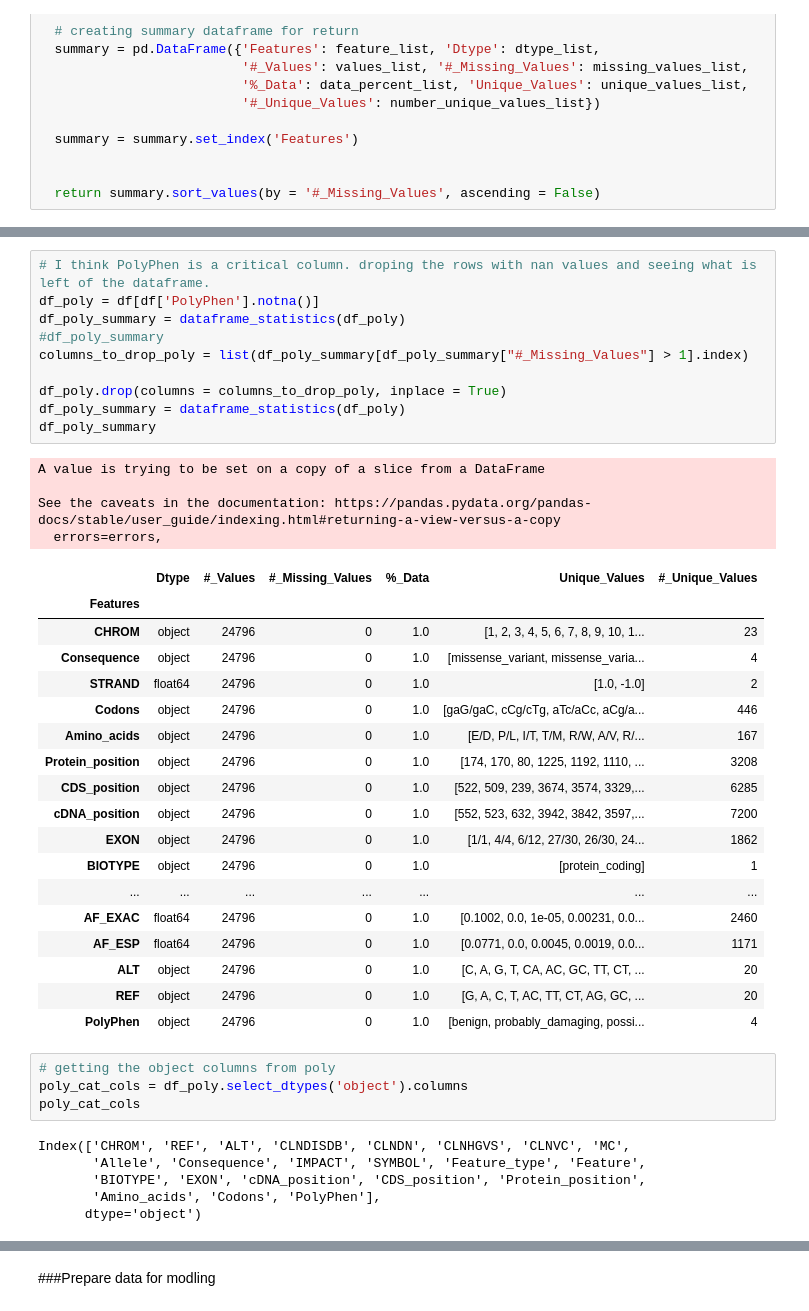
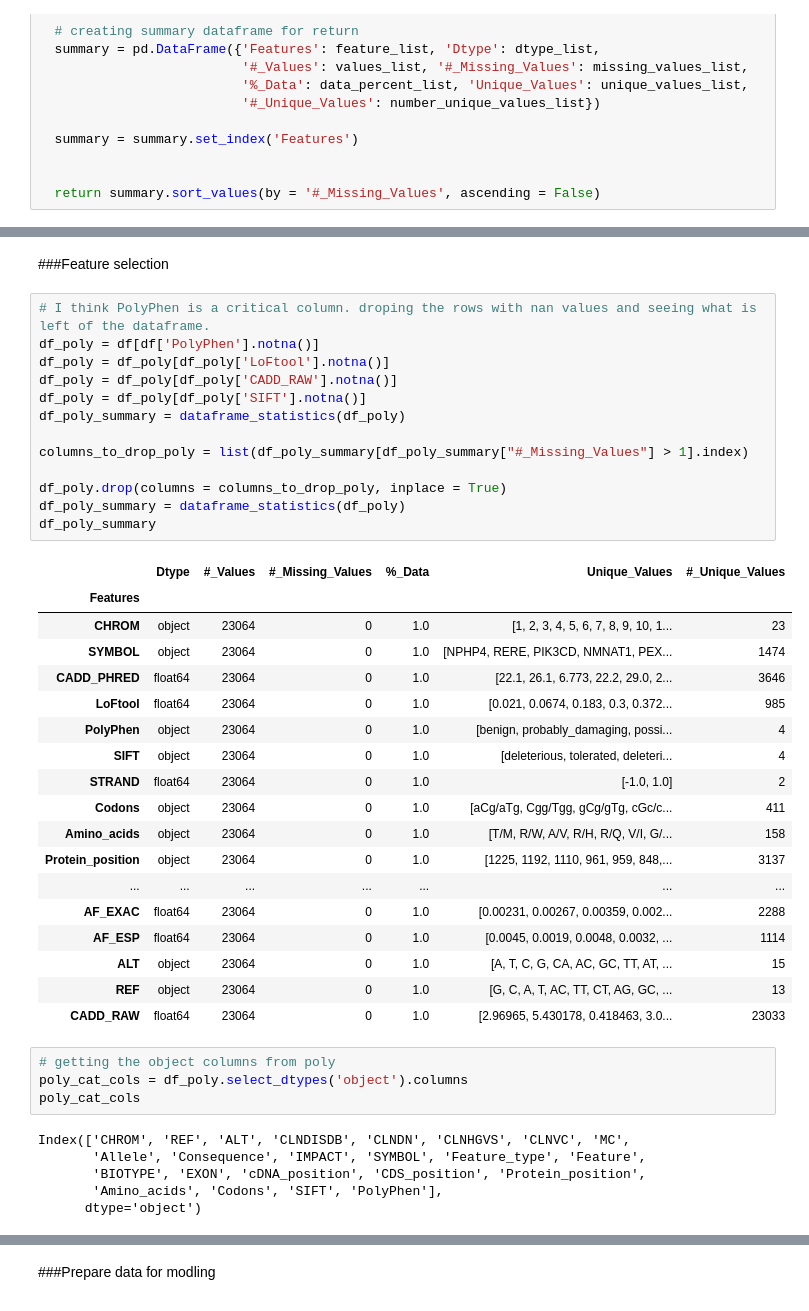
Before and after one commit to laffertybrian/W_William_Project_001, a Jupyter notebook: Genetic_Variant_Classification.ipynb, the cells around one changed output, grey strips where cells are left out. Drawn from its saved outputs; the diff is of its cells as text.

```diff
--- a/Genetic_Variant_Classification.ipynb
+++ b/Genetic_Variant_Classification.ipynb
@@ -115,39 +115,40 @@ df_summary
 | Consequence | object | 65188 | 0 | 1.00 | [missense_variant, missense_varia... | 48 |
 | IMPACT | object | 65188 | 0 | 1.00 | [MODERATE, MODIFIER, LOW, HIGH] | 4 |
 | CHROM | object | 65188 | 0 | 1.00 | [1, 2, 3, 4, 5, 6, 7, 8, 9, 10, 1... | 24 |
+# %% [markdown]
+###Feature selection
 # %%
 # I think PolyPhen is a critical column. droping the rows with nan values and seeing what is left of the dataframe.
 df_poly = df[df['PolyPhen'].notna()]
+df_poly = df_poly[df_poly['LoFtool'].notna()]
+df_poly = df_poly[df_poly['CADD_RAW'].notna()]
+df_poly = df_poly[df_poly['SIFT'].notna()]
 df_poly_summary = dataframe_statistics(df_poly)
-#df_poly_summary
+
 columns_to_drop_poly = list(df_poly_summary[df_poly_summary["#_Missing_Values"] > 1].index)
 
 df_poly.drop(columns = columns_to_drop_poly, inplace = True)
 df_poly_summary = dataframe_statistics(df_poly)
 df_poly_summary
 # %% [output]
-A value is trying to be set on a copy of a slice from a DataFrame
-
-See the caveats in the documentation: https://pandas.pydata.org/pandas-docs/stable/user_guide/indexing.html#returning-a-view-versus-a-copy
-  errors=errors,
 |  | Dtype | #_Values | #_Missing_Values | %_Data | Unique_Values | #_Unique_Values |
 | Features |  |  |  |  |  |  |
-| CHROM | object | 24796 | 0 | 1.0 | [1, 2, 3, 4, 5, 6, 7, 8, 9, 10, 1... | 23 |
-| Consequence | object | 24796 | 0 | 1.0 | [missense_variant, missense_varia... | 4 |
-| STRAND | float64 | 24796 | 0 | 1.0 | [1.0, -1.0] | 2 |
-| Codons | object | 24796 | 0 | 1.0 | [gaG/gaC, cCg/cTg, aTc/aCc, aCg/a... | 446 |
-| Amino_acids | object | 24796 | 0 | 1.0 | [E/D, P/L, I/T, T/M, R/W, A/V, R/... | 167 |
-| Protein_position | object | 24796 | 0 | 1.0 | [174, 170, 80, 1225, 1192, 1110, ... | 3208 |
-| CDS_position | object | 24796 | 0 | 1.0 | [522, 509, 239, 3674, 3574, 3329,... | 6285 |
-| cDNA_position | object | 24796 | 0 | 1.0 | [552, 523, 632, 3942, 3842, 3597,... | 7200 |
-| EXON | object | 24796 | 0 | 1.0 | [1/1, 4/4, 6/12, 27/30, 26/30, 24... | 1862 |
-| BIOTYPE | object | 24796 | 0 | 1.0 | [protein_coding] | 1 |
+| CHROM | object | 23064 | 0 | 1.0 | [1, 2, 3, 4, 5, 6, 7, 8, 9, 10, 1... | 23 |
+| SYMBOL | object | 23064 | 0 | 1.0 | [NPHP4, RERE, PIK3CD, NMNAT1, PEX... | 1474 |
+| CADD_PHRED | float64 | 23064 | 0 | 1.0 | [22.1, 26.1, 6.773, 22.2, 29.0, 2... | 3646 |
+| LoFtool | float64 | 23064 | 0 | 1.0 | [0.021, 0.0674, 0.183, 0.3, 0.372... | 985 |
+| PolyPhen | object | 23064 | 0 | 1.0 | [benign, probably_damaging, possi... | 4 |
+| SIFT | object | 23064 | 0 | 1.0 | [deleterious, tolerated, deleteri... | 4 |
+| STRAND | float64 | 23064 | 0 | 1.0 | [-1.0, 1.0] | 2 |
+| Codons | object | 23064 | 0 | 1.0 | [aCg/aTg, Cgg/Tgg, gCg/gTg, cGc/c... | 411 |
+| Amino_acids | object | 23064 | 0 | 1.0 | [T/M, R/W, A/V, R/H, R/Q, V/I, G/... | 158 |
+| Protein_position | object | 23064 | 0 | 1.0 | [1225, 1192, 1110, 961, 959, 848,... | 3137 |
 | ... | ... | ... | ... | ... | ... | ... |
-| AF_EXAC | float64 | 24796 | 0 | 1.0 | [0.1002, 0.0, 1e-05, 0.00231, 0.0... | 2460 |
-| AF_ESP | float64 | 24796 | 0 | 1.0 | [0.0771, 0.0, 0.0045, 0.0019, 0.0... | 1171 |
-| ALT | object | 24796 | 0 | 1.0 | [C, A, G, T, CA, AC, GC, TT, CT, ... | 20 |
-| REF | object | 24796 | 0 | 1.0 | [G, A, C, T, AC, TT, CT, AG, GC, ... | 20 |
-| PolyPhen | object | 24796 | 0 | 1.0 | [benign, probably_damaging, possi... | 4 |
+| AF_EXAC | float64 | 23064 | 0 | 1.0 | [0.00231, 0.00267, 0.00359, 0.002... | 2288 |
+| AF_ESP | float64 | 23064 | 0 | 1.0 | [0.0045, 0.0019, 0.0048, 0.0032, ... | 1114 |
+| ALT | object | 23064 | 0 | 1.0 | [A, T, C, G, CA, AC, GC, TT, AT, ... | 15 |
+| REF | object | 23064 | 0 | 1.0 | [G, C, A, T, AC, TT, CT, AG, GC, ... | 13 |
+| CADD_RAW | float64 | 23064 | 0 | 1.0 | [2.96965, 5.430178, 0.418463, 3.0... | 23033 |
 # %%
 # getting the object columns from poly
 poly_cat_cols = df_poly.select_dtypes('object').columns
@@ -156,7 +157,7 @@ poly_cat_cols
 Index(['CHROM', 'REF', 'ALT', 'CLNDISDB', 'CLNDN', 'CLNHGVS', 'CLNVC', 'MC',
        'Allele', 'Consequence', 'IMPACT', 'SYMBOL', 'Feature_type', 'Feature',
        'BIOTYPE', 'EXON', 'cDNA_position', 'CDS_position', 'Protein_position',
-       'Amino_acids', 'Codons', 'PolyPhen'],
+       'Amino_acids', 'Codons', 'SIFT', 'PolyPhen'],
       dtype='object')
 # %%
 poly_cat_cols_to_drop = ['CLNHGVS', 'CLNDISDB']
```
Also changed, not shown: parts of 20 cells of this notebook.
